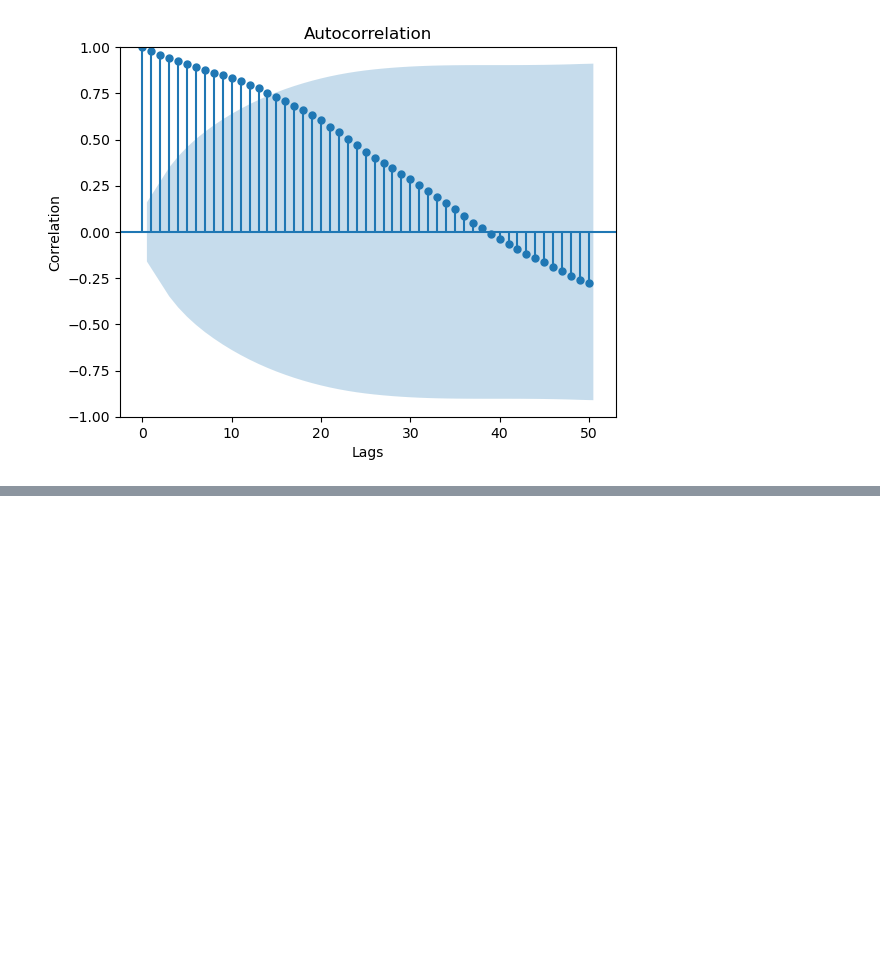
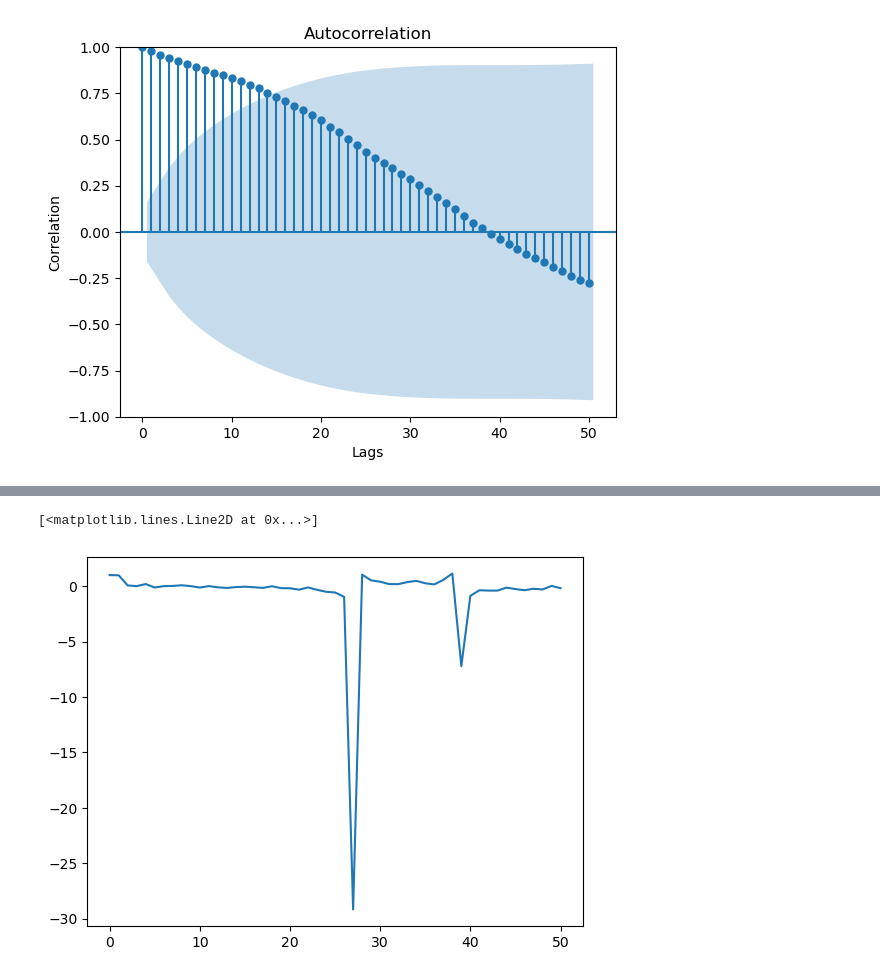
Before and after one commit to Remi97-hub/Time-Series-Analysis, a Jupyter notebook: TSA ADF test.ipynb, the cells around one changed output, grey strips where cells are left out. Cells and saved outputs as stored; diff of their text form; code cells hidden in the pictures; blank space fills up the shorter version.

```diff
--- a/TSA ADF test.ipynb
+++ b/TSA ADF test.ipynb
@@ -307,0 +190,5 @@ SampEn
+# %%
+plt.plot(pacf(dataset["Close"],nlags=50))
+# %% [output]
+[<matplotlib.lines.Line2D at 0x...>]
+[figure, added]
```
Also changed, not shown: parts of 32 cells of this notebook.
